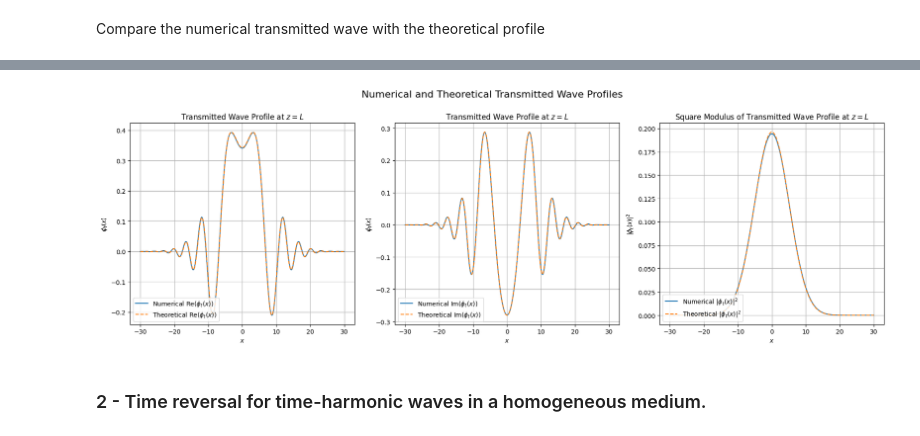
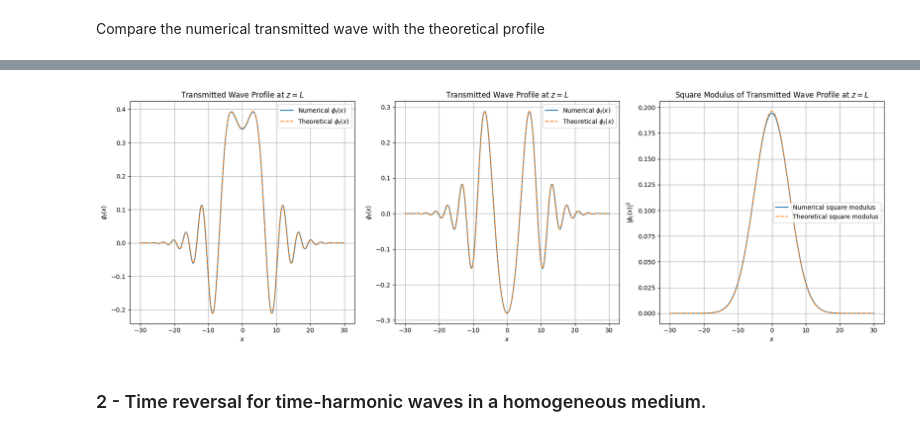
Before and after one commit to cyrielletheobald/mva_inverse_problems, a Jupyter notebook: time_reversal.ipynb, the cells around one changed output, grey strips where cells are left out. Cells and saved outputs as stored; diff of their text form; code cells hidden in the pictures.

```diff
--- a/time_reversal.ipynb
+++ b/time_reversal.ipynb
@@ -156,38 +105,37 @@ phi_t_theoretical_sq_modulus = np.abs(phi_t_theoretical)**2
 # %%
 fig, axs = plt.subplots(1, 3, figsize=(18, 6))
 
 # Transmitted Wave Profile (Real Part)
-axs[0].plot(x, np.real(phi_t), label=r"Numerical $\operatorname{Re}(\phi_t(x))$")
-axs[0].plot(x, np.real(phi_t_theoretical), label=r"Theoretical $\operatorname{Re}(\phi_t(x))$", linestyle="--")
+axs[0].plot(x, np.real(phi_t), label=r"Numerical $\phi_t(x)$")
+axs[0].plot(x, np.real(phi_t_theoretical), label=r"Theoretical $\phi_t(x)$", linestyle="--")
 axs[0].set_xlabel("$x$")
 axs[0].set_ylabel(r"$\phi_t(x)$")
 axs[0].set_title("Transmitted Wave Profile at $z = L$")
-axs[0].legend(loc = "lower left")
+axs[0].legend()
 axs[0].grid(True)
 
 # Imaginary part
-axs[1].plot(x, np.imag(phi_t), label=r"Numerical $\operatorname{Im}(\phi_t(x))$")
-axs[1].plot(x, np.imag(phi_t_theoretical), label=r"Theoretical $\operatorname{Im}(\phi_t(x))$", linestyle="--")
+axs[1].plot(x, np.imag(phi_t), label=r"Numerical $\phi_t(x)$")
+axs[1].plot(x, np.imag(phi_t_theoretical), label=r"Theoretical $\phi_t(x)$", linestyle="--")
 axs[1].set_xlabel("$x$")
 axs[1].set_ylabel(r"$\phi_t(x)$")
 axs[1].set_title("Transmitted Wave Profile at $z = L$")
-axs[1].legend(loc = "lower left")
+axs[1].legend()
 axs[1].grid(True)
 
 # Square Modulus
-axs[2].plot(x, phi_t_sq_modulus, label=r"Numerical $|\phi_t(x)|^2$")
-axs[2].plot(x, phi_t_theoretical_sq_modulus, "--", label=r"Theoretical $|\phi_t(x)|^2$")
+axs[2].plot(x, phi_t_sq_modulus, label="Numerical square modulus")
+axs[2].plot(x, phi_t_theoretical_sq_modulus, "--", label="Theoretical square modulus")
 axs[2].set_xlabel("$x$")
 axs[2].set_ylabel(r"$|\phi_t(x)|^2$")
 axs[2].set_title("Square Modulus of Transmitted Wave Profile at $z = L$")
-axs[2].legend(loc="lower left")
+axs[2].legend()
 axs[2].grid(True)
 
-fig.suptitle("Numerical and Theoretical Transmitted Wave Profiles", fontsize=16)
-plt.tight_layout(rect=[0, 0, 1, 0.98])
+plt.tight_layout()
 plt.show()
 # %% [output]
-[figure, old version]
+[figure, new version]
 # %% [markdown]
 ### 2 - Time reversal for time-harmonic waves in a homogeneous medium.
 # %% [markdown]
```
Also changed, not shown: parts of 23 cells of this notebook.
